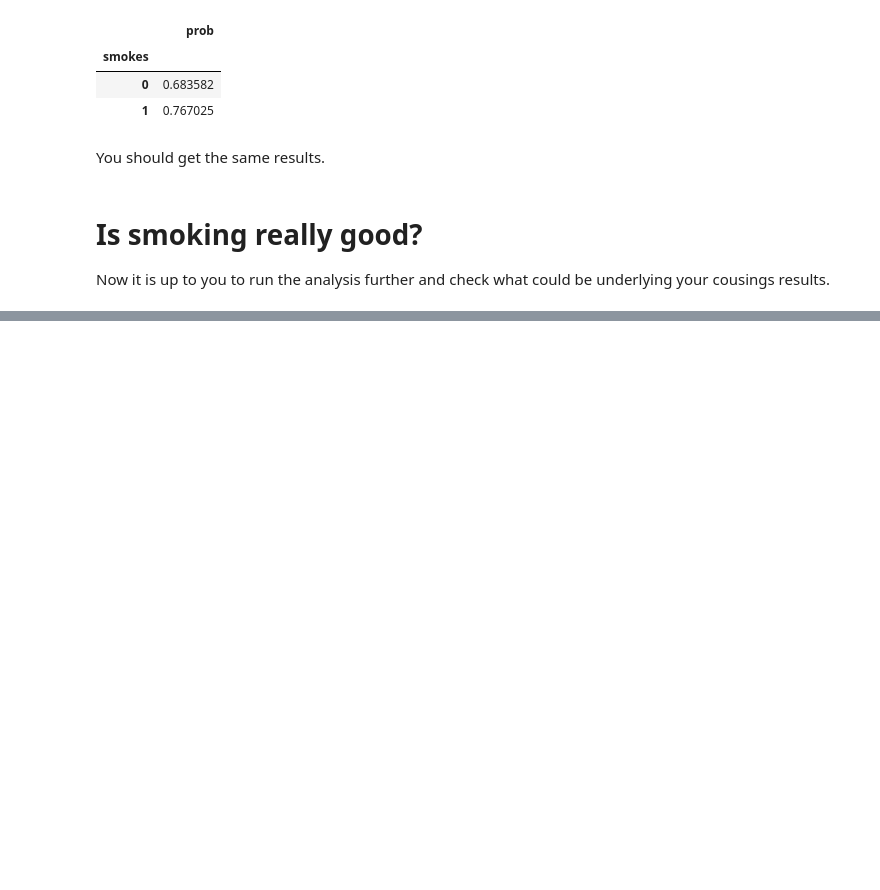
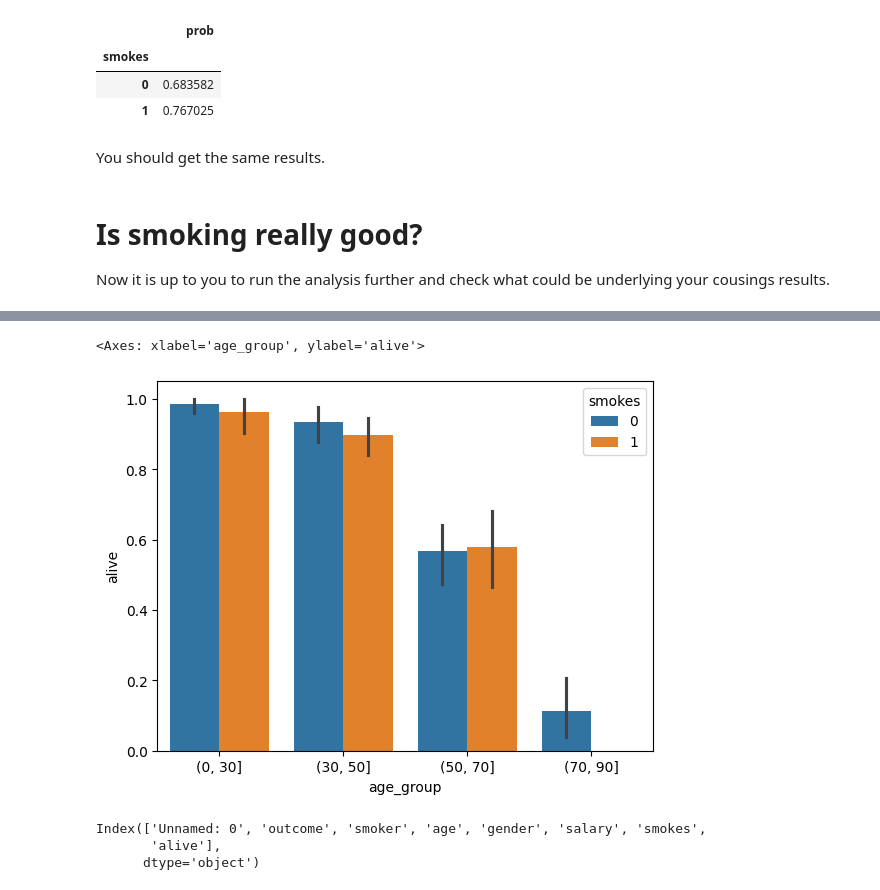
Before and after one commit to sajid-ahmed1/ps_2_ex2_smoking_is_bad, a Jupyter notebook: smoking_is_bad.ipynb, the cells around one changed output, grey strips where cells are left out. Cells and saved outputs as stored; diff of their text form; code cells hidden in the pictures; blank space fills up the shorter version.

```diff
--- a/smoking_is_bad.ipynb
+++ b/smoking_is_bad.ipynb
@@ -97,0 +142,4 @@ Now it is up to you to run the analysis further and check what could be underlyi
+# %%
+df["age_group"] = pd.cut(df["age"], bins=[0, 30, 50, 70, 90])
+grouped = df.groupby(["age_group", "smokes"])["alive"].mean()
+grouped
@@ -97,0 +162,11 @@ Now it is up to you to run the analysis further and check what could be underlyi
+# %%
+sns.barplot(data=df, x="age_group", y="alive", hue="smokes")
+# %% [output]
+<Axes: xlabel='age_group', ylabel='alive'>
+[figure, added]
+# %%
+df.columns
+# %% [output]
+Index(['Unnamed: 0', 'outcome', 'smoker', 'age', 'gender', 'salary', 'smokes',
+       'alive'],
+      dtype='object')
```
Also changed, not shown: parts of 8 cells of this notebook, 1 other file.
